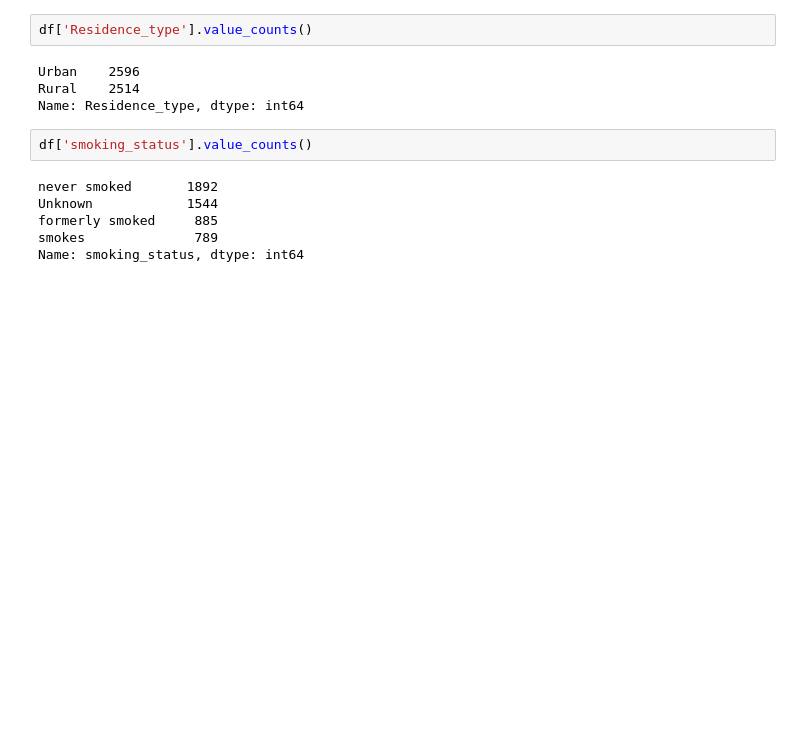
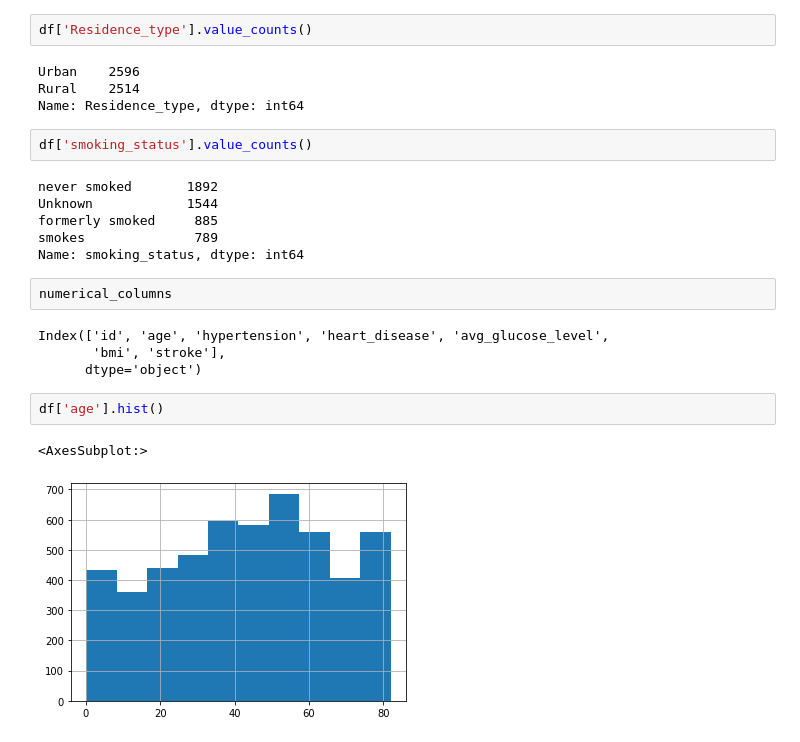
Before and after one commit to mcfatbeard57/Kaggle, a Jupyter notebook: Stroke Prediction/ STROKE PREDICTION- AUC - 0.94 🎯.ipynb, the cells around one changed output. Drawn from its saved outputs; the diff is of its cells as text; blank space fills up the shorter version.

```diff
--- a/Stroke Prediction/ STROKE PREDICTION- AUC - 0.94 🎯.ipynb
+++ b/Stroke Prediction/ STROKE PREDICTION- AUC - 0.94 🎯.ipynb
@@ -112,3 +112,14 @@ Unknown            1544
 formerly smoked     885
 smokes              789
 Name: smoking_status, dtype: int64
+# %%
+numerical_columns
+# %% [output]
+Index(['id', 'age', 'hypertension', 'heart_disease', 'avg_glucose_level',
+       'bmi', 'stroke'],
+      dtype='object')
+# %%
+df['age'].hist()
+# %% [output]
+<AxesSubplot:>
+[figure, added]
```
Also changed, not shown: parts of 5 cells of this notebook.
